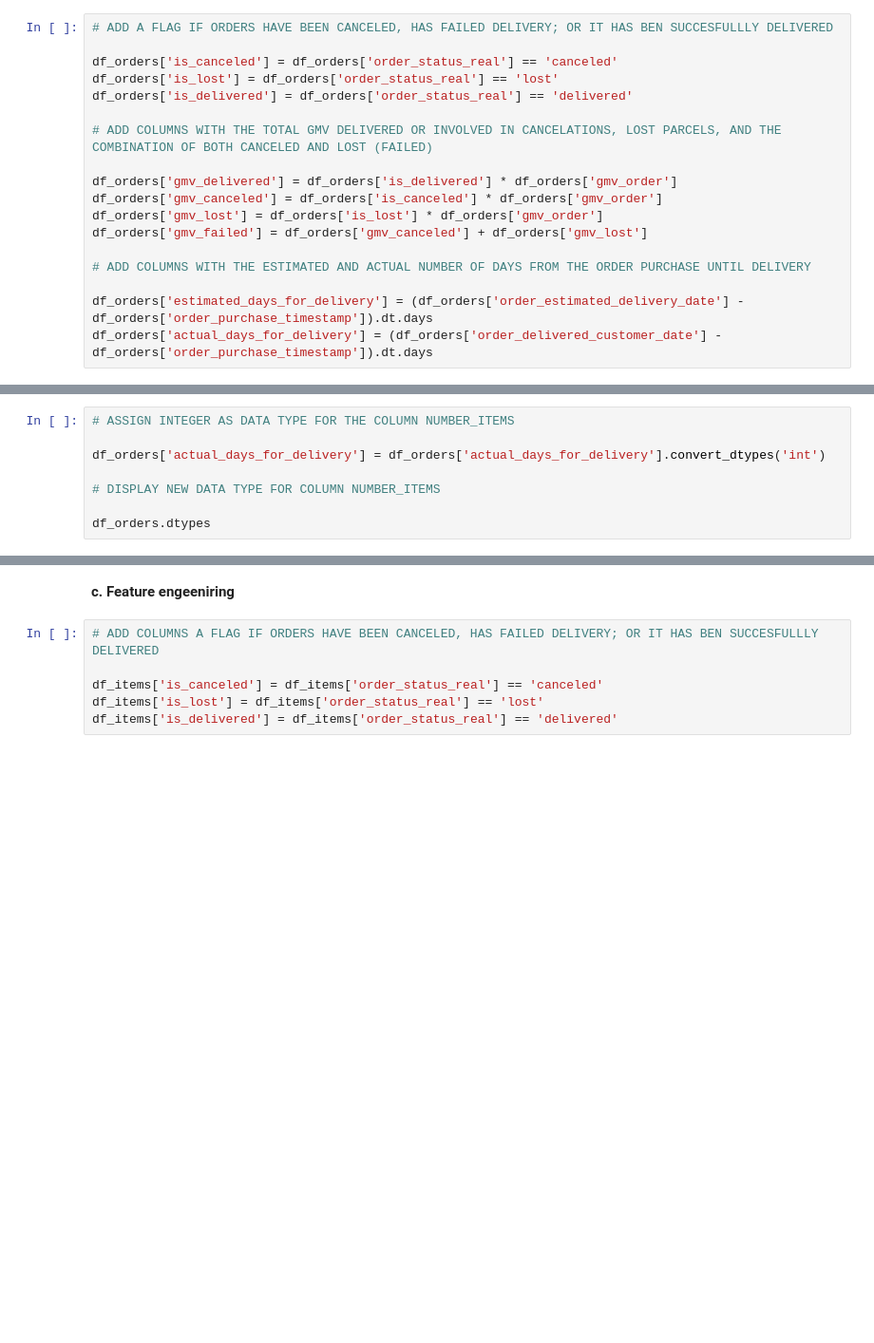
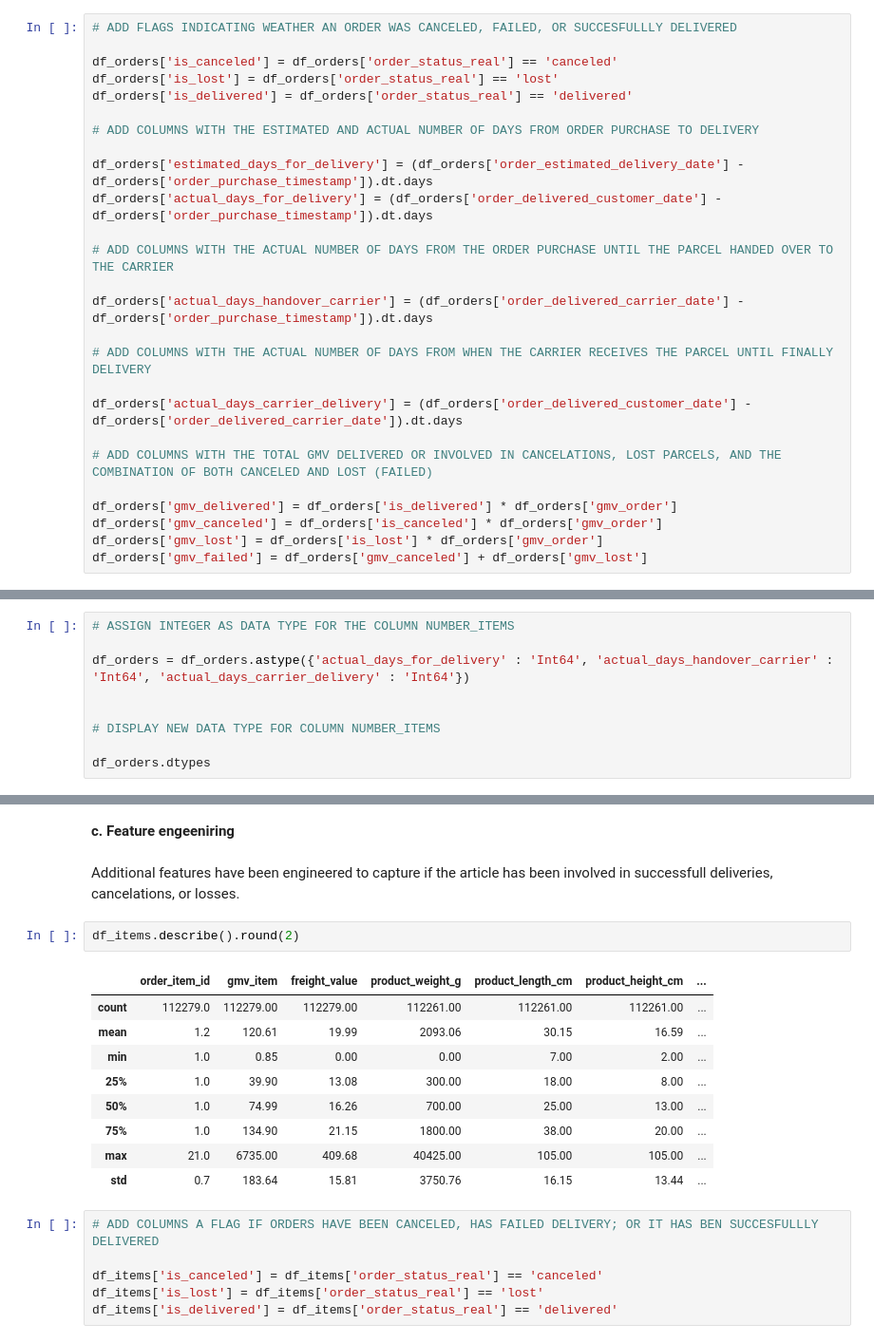
Before and after one commit to alfalfal/business_performance_analysis, a Jupyter notebook: EDA-and-modeling.ipynb, the cells around one changed output, grey strips where cells are left out. Shown at 95% size. Cells and saved outputs as stored; diff of their text form; blank space fills up the shorter version.

Commit message:
Adjusted customers data frame

```diff
--- a/EDA-and-modeling.ipynb
+++ b/EDA-and-modeling.ipynb
@@ -821,9 +802,22 @@ df_orders.to_csv('cleaned_data/orders.csv', index= False)
 # %%
-# ADD A FLAG IF ORDERS HAVE BEEN CANCELED, HAS FAILED DELIVERY; OR IT HAS BEN SUCCESFULLLY DELIVERED
+# ADD FLAGS INDICATING WEATHER AN ORDER WAS CANCELED, FAILED, OR SUCCESFULLLY DELIVERED
 
 df_orders['is_canceled'] = df_orders['order_status_real'] == 'canceled'
 df_orders['is_lost'] = df_orders['order_status_real'] == 'lost'
 df_orders['is_delivered'] = df_orders['order_status_real'] == 'delivered'
+
+# ADD COLUMNS WITH THE ESTIMATED AND ACTUAL NUMBER OF DAYS FROM ORDER PURCHASE TO DELIVERY
+
+df_orders['estimated_days_for_delivery'] = (df_orders['order_estimated_delivery_date'] - df_orders['order_purchase_timestamp']).dt.days
+df_orders['actual_days_for_delivery'] = (df_orders['order_delivered_customer_date'] - df_orders['order_purchase_timestamp']).dt.days
+
+# ADD COLUMNS WITH THE ACTUAL NUMBER OF DAYS FROM THE ORDER PURCHASE UNTIL THE PARCEL HANDED OVER TO THE CARRIER
+
+df_orders['actual_days_handover_carrier'] = (df_orders['order_delivered_carrier_date'] - df_orders['order_purchase_timestamp']).dt.days
+
+# ADD COLUMNS WITH THE ACTUAL NUMBER OF DAYS FROM WHEN THE CARRIER RECEIVES THE PARCEL UNTIL FINALLY DELIVERY
+
+df_orders['actual_days_carrier_delivery'] = (df_orders['order_delivered_customer_date'] - df_orders['order_delivered_carrier_date']).dt.days
 
 # ADD COLUMNS WITH THE TOTAL GMV DELIVERED OR INVOLVED IN CANCELATIONS, LOST PARCELS, AND THE COMBINATION OF BOTH CANCELED AND LOST (FAILED)
 
@@ -831,11 +825,6 @@ df_orders['gmv_delivered'] = df_orders['is_delivered'] * df_orders['gmv_order']
 df_orders['gmv_canceled'] = df_orders['is_canceled'] * df_orders['gmv_order']
 df_orders['gmv_lost'] = df_orders['is_lost'] * df_orders['gmv_order']
 df_orders['gmv_failed'] = df_orders['gmv_canceled'] + df_orders['gmv_lost']
-
-# ADD COLUMNS WITH THE ESTIMATED AND ACTUAL NUMBER OF DAYS FROM THE ORDER PURCHASE UNTIL DELIVERY
-
-df_orders['estimated_days_for_delivery'] = (df_orders['order_estimated_delivery_date'] - df_orders['order_purchase_timestamp']).dt.days
-df_orders['actual_days_for_delivery'] = (df_orders['order_delivered_customer_date'] - df_orders['order_purchase_timestamp']).dt.days
 # %%
 # DISPLAY THE TOP 3 ROWS OF THE DATA FRAME
 
@@ -881,7 +870,8 @@ memory usage: 17.7+ MB
 # %%
 # ASSIGN INTEGER AS DATA TYPE FOR THE COLUMN NUMBER_ITEMS
 
-df_orders['actual_days_for_delivery'] = df_orders['actual_days_for_delivery'].convert_dtypes('int')
+df_orders = df_orders.astype({'actual_days_for_delivery' : 'Int64', 'actual_days_handover_carrier' : 'Int64', 'actual_days_carrier_delivery' : 'Int64'})
+
 
 # DISPLAY NEW DATA TYPE FOR COLUMN NUMBER_ITEMS
 
@@ -1034,6 +1001,20 @@ dtype: int64
 df_items.to_csv('cleaned_data/items.csv', index= False)
 # %% [markdown]
 **c. Feature engeeniring**
+# %% [markdown]
+Additional features have been engineered to capture if the article has been involved in successfull deliveries, cancelations, or losses.
+# %%
+df_items.describe().round(2)
+# %% [output]
+|  | order_item_id | gmv_item | freight_value | product_weight_g | product_length_cm | product_height_cm | ... |
+| count | 112279.0 | 112279.00 | 112279.00 | 112261.00 | 112261.00 | 112261.00 | ... |
+| mean | 1.2 | 120.61 | 19.99 | 2093.06 | 30.15 | 16.59 | ... |
+| min | 1.0 | 0.85 | 0.00 | 0.00 | 7.00 | 2.00 | ... |
+| 25% | 1.0 | 39.90 | 13.08 | 300.00 | 18.00 | 8.00 | ... |
+| 50% | 1.0 | 74.99 | 16.26 | 700.00 | 25.00 | 13.00 | ... |
+| 75% | 1.0 | 134.90 | 21.15 | 1800.00 | 38.00 | 20.00 | ... |
+| max | 21.0 | 6735.00 | 409.68 | 40425.00 | 105.00 | 105.00 | ... |
+| std | 0.7 | 183.64 | 15.81 | 3750.76 | 16.15 | 13.44 | ... |
 # %%
 # ADD COLUMNS A FLAG IF ORDERS HAVE BEEN CANCELED, HAS FAILED DELIVERY; OR IT HAS BEN SUCCESFULLLY DELIVERED
 
```
Also changed, not shown: parts of 38 cells of this notebook, 1 other file.
